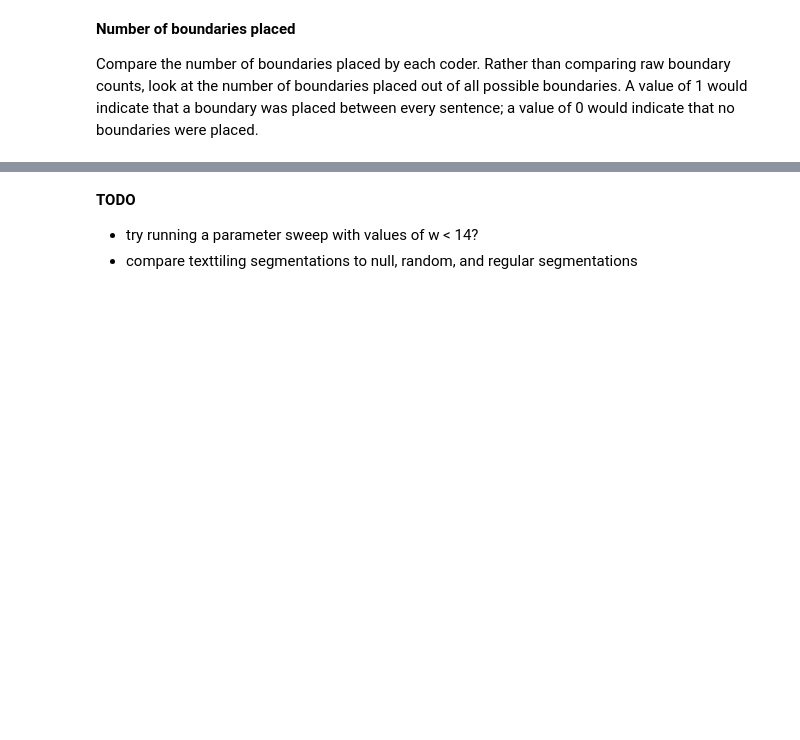
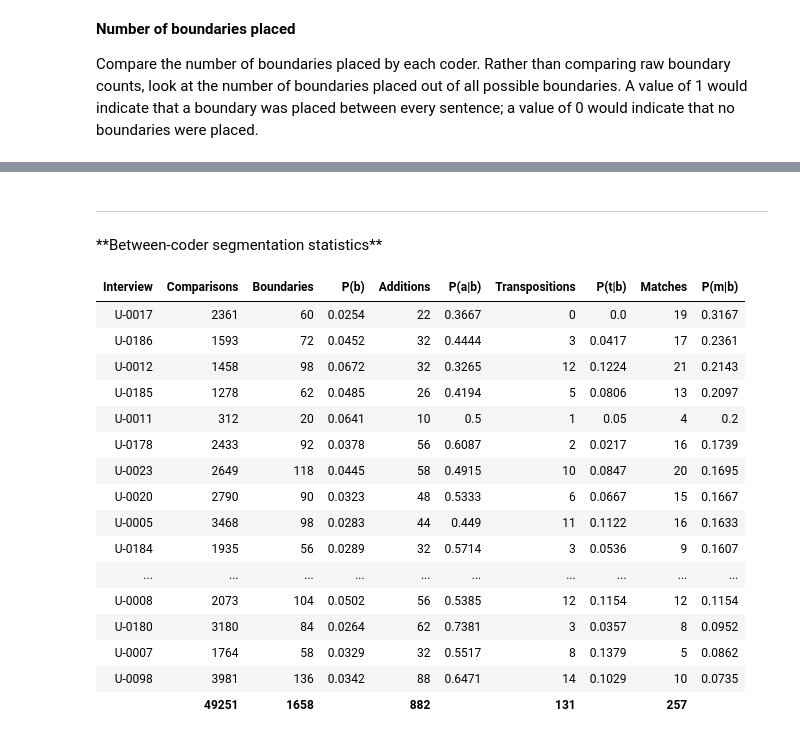
Before and after one commit to contours/segmentation-evaluation, a Jupyter notebook: segmentation-evaluation.ipynb, the cells around one changed output, grey strips where cells are left out. Cells and saved outputs as stored; diff of their text form; code cells hidden in the pictures; blank space fills up the shorter version.

```diff
--- a/segmentation-evaluation.ipynb
+++ b/segmentation-evaluation.ipynb
@@ -638,5 +110,0 @@ Mean of B comparisons with individual coders over all items, and effect on inter
-# %%
-for m, dataset in topictiling.items():
-    print('humans + topictiling%s' % m)
-    show_similarity_and_agreement(merge_datasets(human_segmentations, dataset))
-    print()
@@ -695,9 +110,0 @@ Mean of B comparisons with individual coders over all items, and effect on inter
-# %%
-datasets = [ [params, merge_datasets(human_segmentations, texttiling[params])]
-             for params in param_combos ]
-print('%s parameter combinations\n' % len(datasets))
-
-for i,l in enumerate(datasets):
-    dataset = l[1]
-    l.append(pi(dataset))
-    if i % 20 == 0: print('.', end='')
@@ -708,5 +110,0 @@ for i,l in enumerate(datasets):
-# %%
-for params, dataset, agreement in list(sorted(datasets, key=lambda t: t[2], reverse=True))[:50]:
-    print(params)
-    show_similarity_and_agreement(dataset)
-    print()
@@ -731,5 +111,43 @@ Artstein-Poesio Bias     0.0000
-# %% [markdown]
-**TODO**
-
-* try running a parameter sweep with values of w < 14?
-* compare texttiling segmentations to null, random, and regular segmentations
+# %% [markdown]
+<hr>
+**Between-coder segmentation statistics**
+# %%
+def gather(statistics, item, field):
+    return sum([ (len(v[field]) if type(v[field]) == list else v[field])
+                 for k,v in statistics.items() if k.startswith(item) ])
+
+def summarize_comparisons(dataset):
+    stats = b_statistics(dataset)
+    head = [ [ 'Interview', 'Comparisons', 'Boundaries', 'P(b)', 'Additions', 'P(a|b)', 'Transpositions', 'P(t|b)', 'Matches', 'P(m|b)' ] ]
+    rows = sorted([ [ item.split(':')[-1],
+               gather(stats, item, 'pbs'),
+               gather(stats, item, 'boundaries_all'),
+               round(gather(stats, item, 'boundaries_all') / gather(stats, item, 'pbs'), 4),
+               gather(stats, item, 'additions'),
+               round(gather(stats, item, 'additions') / gather(stats, item, 'boundaries_all'), 4),
+               gather(stats, item, 'transpositions'),
+               round(gather(stats, item, 'transpositions') / gather(stats, item, 'boundaries_all'), 4),
+               gather(stats, item, 'matches'),
+               round(gather(stats, item, 'matches') / gather(stats, item, 'boundaries_all'), 4) ]
+             for item, codings in dataset.items() ], key=lambda x: x[9], reverse=True)
+    return table(head + rows)
+
+HTML(summarize_comparisons(human_segmentations))
+# %% [output]
+| Interview | Comparisons | Boundaries | P(b) | Additions | P(a|b) | Transpositions | P(t|b) | Matches | P(m|b) |
+| U-0017 | 2361 | 60 | 0.0254 | 22 | 0.3667 | 0 | 0.0 | 19 | 0.3167 |
+| U-0186 | 1593 | 72 | 0.0452 | 32 | 0.4444 | 3 | 0.0417 | 17 | 0.2361 |
+| U-0012 | 1458 | 98 | 0.0672 | 32 | 0.3265 | 12 | 0.1224 | 21 | 0.2143 |
+| U-0185 | 1278 | 62 | 0.0485 | 26 | 0.4194 | 5 | 0.0806 | 13 | 0.2097 |
+| U-0011 | 312 | 20 | 0.0641 | 10 | 0.5 | 1 | 0.05 | 4 | 0.2 |
+| U-0178 | 2433 | 92 | 0.0378 | 56 | 0.6087 | 2 | 0.0217 | 16 | 0.1739 |
+| U-0023 | 2649 | 118 | 0.0445 | 58 | 0.4915 | 10 | 0.0847 | 20 | 0.1695 |
+| U-0020 | 2790 | 90 | 0.0323 | 48 | 0.5333 | 6 | 0.0667 | 15 | 0.1667 |
+| U-0005 | 3468 | 98 | 0.0283 | 44 | 0.449 | 11 | 0.1122 | 16 | 0.1633 |
+| U-0184 | 1935 | 56 | 0.0289 | 32 | 0.5714 | 3 | 0.0536 | 9 | 0.1607 |
+| ... | ... | ... | ... | ... | ... | ... | ... | ... | ... |
+| U-0008 | 2073 | 104 | 0.0502 | 56 | 0.5385 | 12 | 0.1154 | 12 | 0.1154 |
+| U-0180 | 3180 | 84 | 0.0264 | 62 | 0.7381 | 3 | 0.0357 | 8 | 0.0952 |
+| U-0007 | 1764 | 58 | 0.0329 | 32 | 0.5517 | 8 | 0.1379 | 5 | 0.0862 |
+| U-0098 | 3981 | 136 | 0.0342 | 88 | 0.6471 | 14 | 0.1029 | 10 | 0.0735 |
+|  | 49251 | 1658 |  | 882 |  | 131 |  | 257 |  |
```
Also changed, not shown: parts of 38 cells of this notebook, 3 other files.
